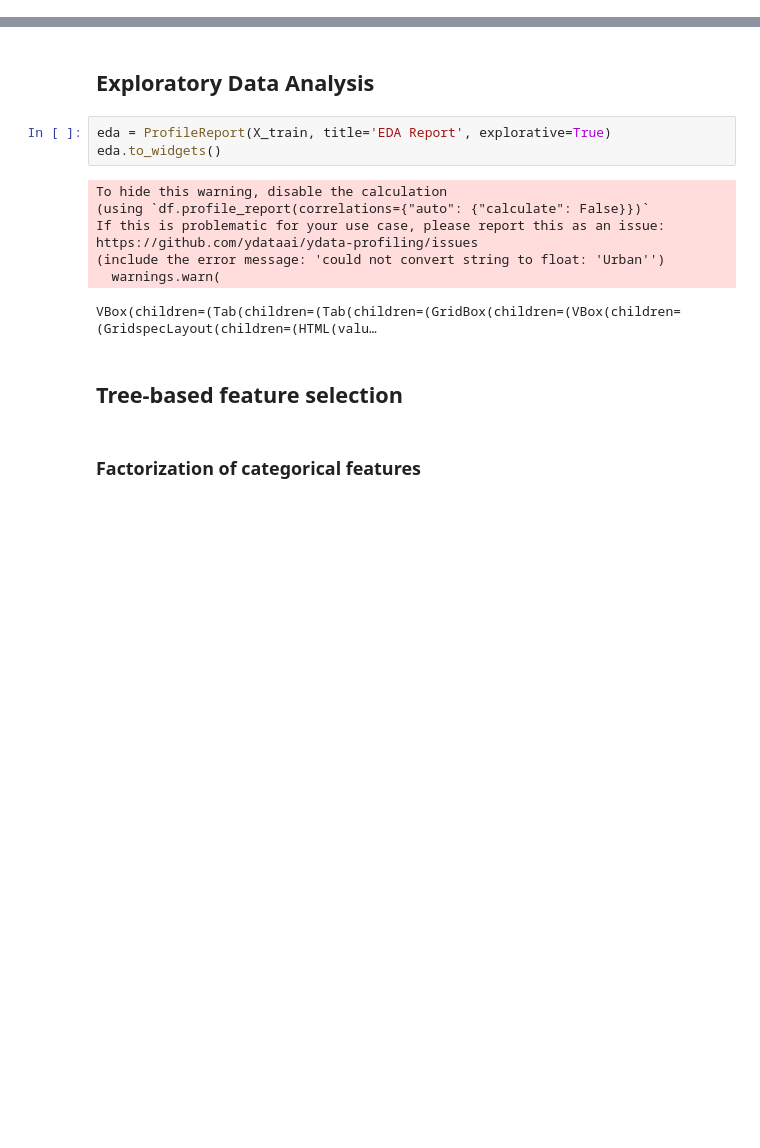
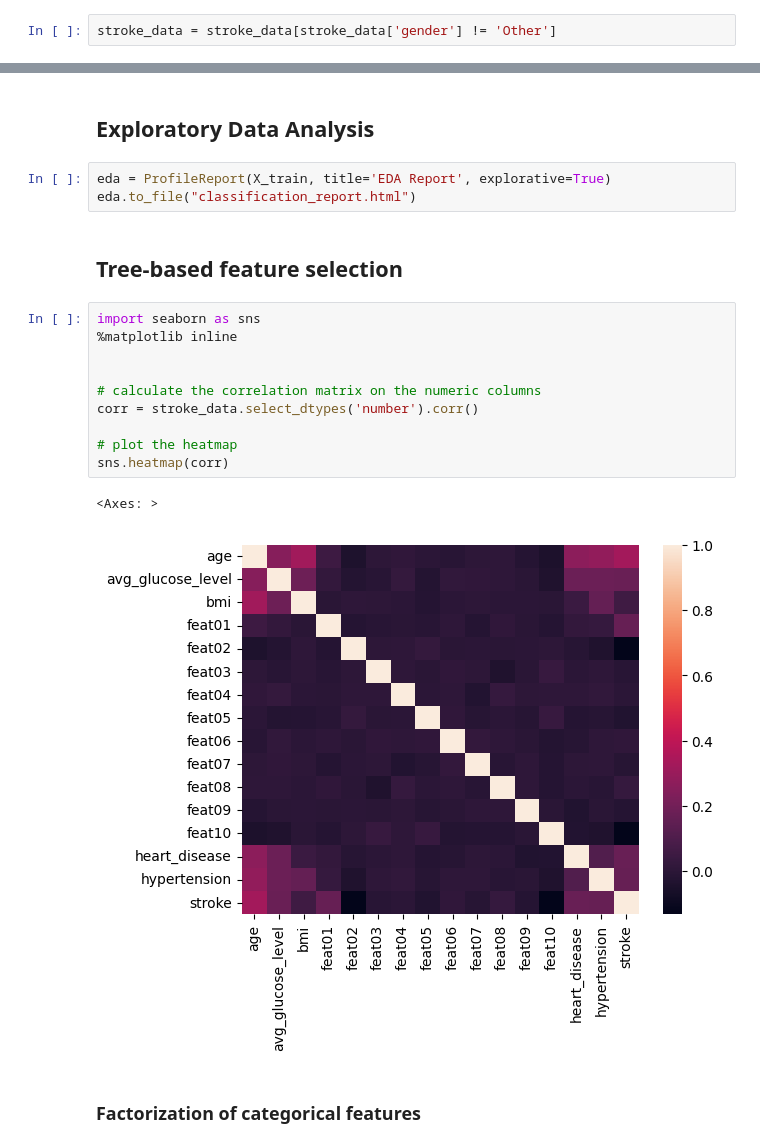
Before and after one commit to irenzim/ml2-stroke-prediction, a Jupyter notebook: model_report.ipynb, the cells around one changed output, grey strips where cells are left out. Saved outputs shown, nothing was run; the diff lists cells and outputs as text; blank space fills up the shorter version.

```diff
--- a/model_report.ipynb
+++ b/model_report.ipynb
@@ -66,6 +72,8 @@ We definitely do not want to include `id` field into the modelling part, so we r
 stroke_data = stroke_data.drop(columns='id')
 # %%
 stroke_data = stroke_data.rename(columns={'Residence_type': 'residence_type'})
+# %%
+stroke_data = stroke_data[stroke_data['gender'] != 'Other']
 # %% [markdown]
 ## Stratified train-test sampling
 # %%
@@ -167,17 +168,22 @@ X_test[['bmi']] = imputer.transform(X_test[['bmi']])
 ## Exploratory Data Analysis
 # %%
 eda = ProfileReport(X_train, title='EDA Report', explorative=True)
-eda.to_widgets()
+eda.to_file("classification_report.html")
-# %% [output]
-To hide this warning, disable the calculation
-(using `df.profile_report(correlations={"auto": {"calculate": False}})`
-If this is problematic for your use case, please report this as an issue:
-https://github.com/ydataai/ydata-profiling/issues
-(include the error message: 'could not convert string to float: 'Urban'')
-  warnings.warn(
-VBox(children=(Tab(children=(Tab(children=(GridBox(children=(VBox(children=(GridspecLayout(children=(HTML(valu…
 # %% [markdown]
 ## Tree-based feature selection
+# %%
+import seaborn as sns
+%matplotlib inline
+
+
+# calculate the correlation matrix on the numeric columns
+corr = stroke_data.select_dtypes('number').corr()
+
+# plot the heatmap
+sns.heatmap(corr)
+# %% [output]
+<Axes: >
+[figure, added]
 # %% [markdown]
 ### Factorization of categorical features
 # %%
```
Also changed, not shown: parts of 45 cells of this notebook, 1 other file.
